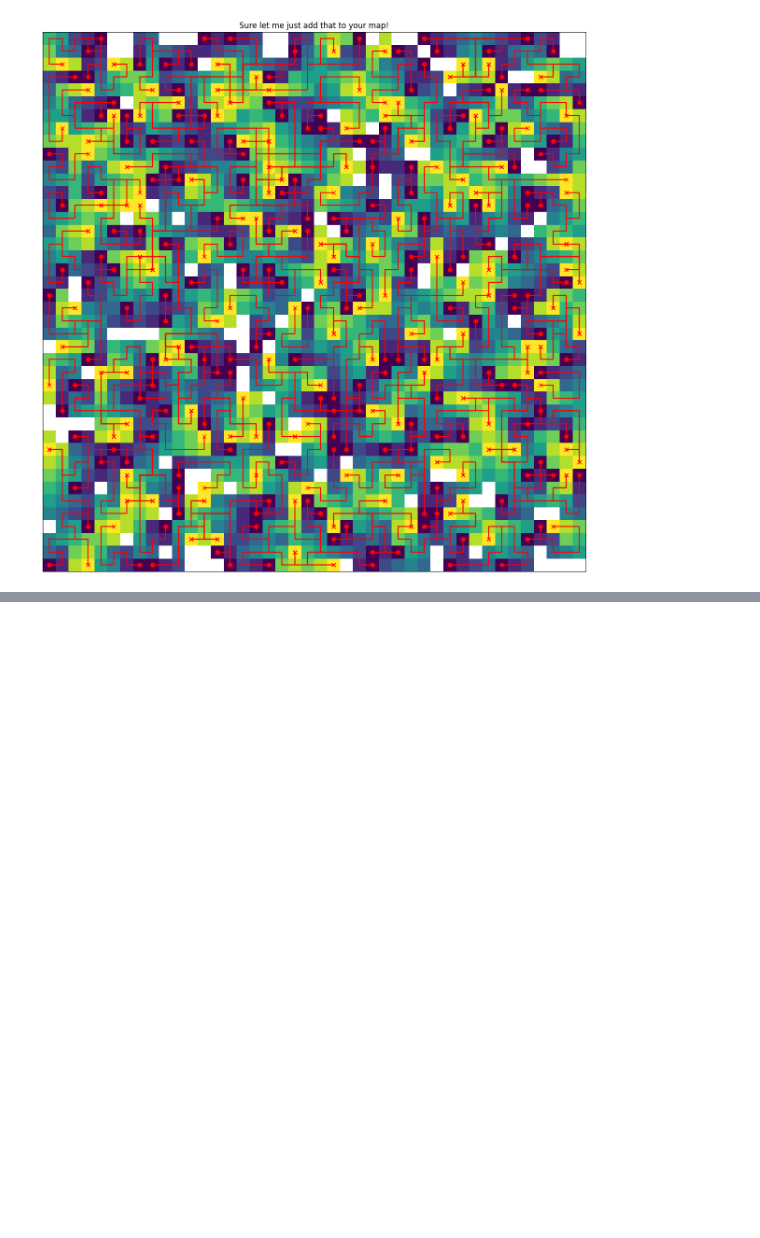
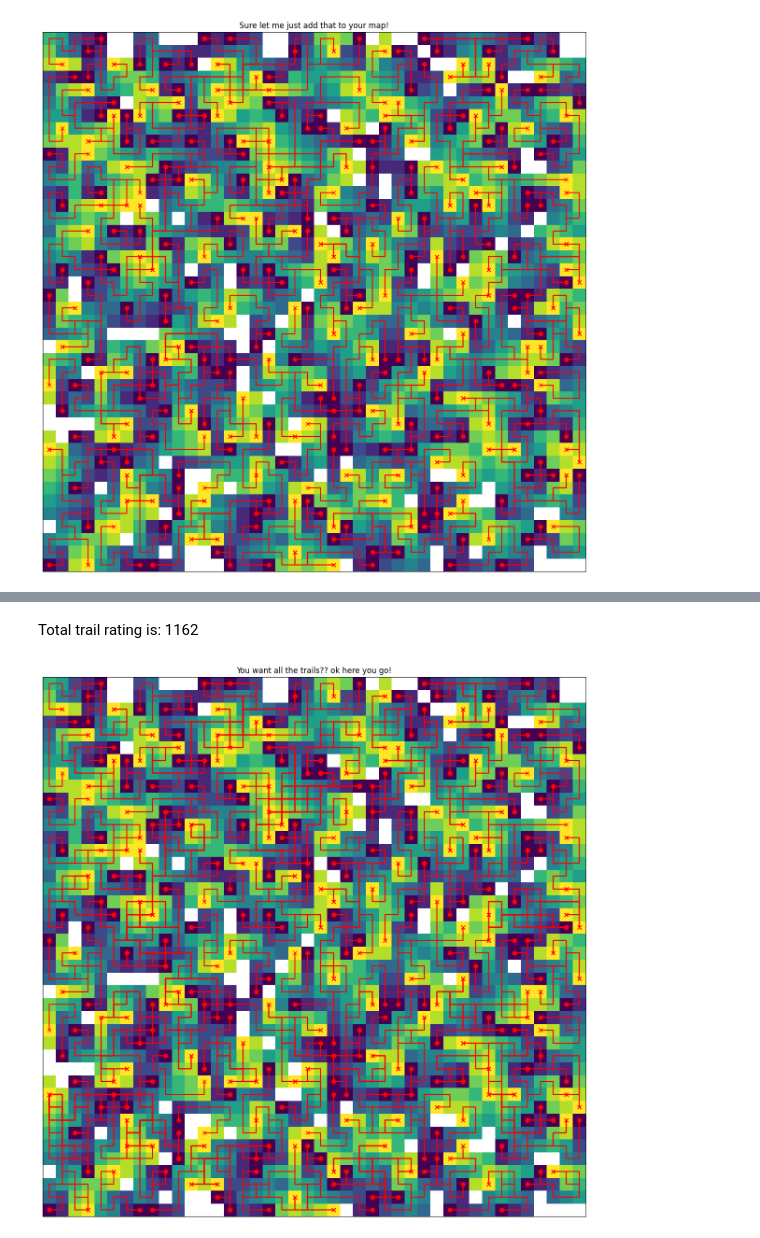
Before and after one commit to nouseforkeys/advent-of-code-24, a Jupyter notebook: day_10.ipynb, the cells around one changed output, grey strips where cells are left out. Saved outputs shown, nothing was run; the diff lists cells and outputs as text; code cells hidden in the pictures; blank space fills up the shorter version.

```diff
--- a/day_10.ipynb
+++ b/day_10.ipynb
@@ -99,6 +99,8 @@ class TrailHead:
             self.trails = temp
         log.debug(f'Found {len(self.trails)} possible trails')
 
+    def remove_dupes(self) -> None:
+        """removes duplicate trails that are shorter"""
         # remove duplicate trail start/stops
         temp = {}
         for trail in self.trails:
@@ -190,6 +192,7 @@ pruned = prune_graph(graph, example)
 heads = find_trailheads(example)
 for head in heads:
     head.find_trails(pruned)
+    head.remove_dupes()
 trail_score = sum((len(head.trails) for head in heads))
 markdown(f'Total trail score is: {trail_score}')
 # %% [output]
@@ -249,6 +252,7 @@ INFO:day 10:114 nodes pruned!
 heads = find_trailheads(grid)
 for head in heads:
     head.find_trails(pruned)
+    head.remove_dupes()
 trail_score = sum((len(head.trails) for head in heads))
 markdown(f'Total trail score is: {trail_score}')
 # %% [output]
@@ -274,0 +285,10 @@ for head in heads:
+# %%
+log.setLevel(logging.INFO)
+graph = get_graph(example)
+pruned = prune_graph(graph, example)
+heads = find_trailheads(example)
+for head in heads:
+    head.find_trails(pruned)
+    # head.remove_dupes()
+trail_rating = sum((len(head.trails) for head in heads))
+markdown(f'Total trail score is: {trail_rating}')
@@ -274,0 +308,17 @@ for head in heads:
+# %%
+for head in heads:
+    head.find_trails(pruned)
+    # head.remove_dupes()
+trail_rating = sum((len(head.trails) for head in heads))
+markdown(f'Total trail rating is: {trail_rating}')
+
+fig, ax = plt.subplots()
+fig.set_size_inches(15, 15)  # Nice and big!
+ax.set_title('You want all the trails?? ok here you go!')
+plot_graph(pruned, grid, ax)
+for head in heads:
+    for trail in head.trails:
+        plot_trail(trail, grid, ax)
+# %% [output]
+Total trail rating is: 1162
+[figure, added]
```
Also changed, not shown: parts of 2 cells of this notebook.
